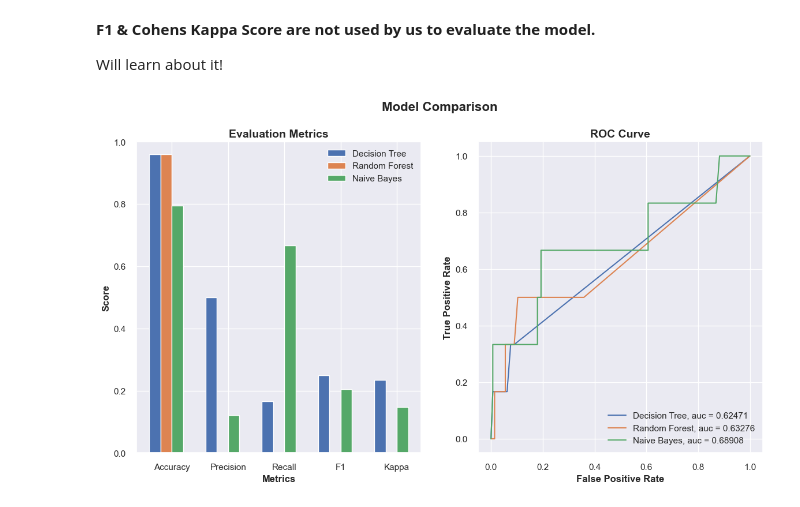
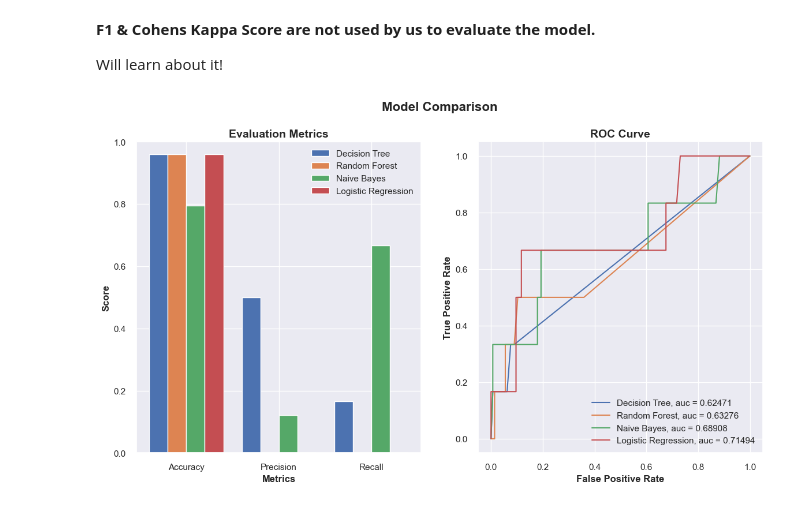
Before and after one commit to sankhadeepriju/Cervical-Cancer-Risk-Factors, a Jupyter notebook: cervical_cancer♥.ipynb, the cells around one changed output. Saved outputs shown, nothing was run; the diff lists cells and outputs as text; code cells hidden in the pictures.

```diff
--- a/cervical_cancer♥.ipynb
+++ b/cervical_cancer♥.ipynb
@@ -1011,0 +1014,23 @@ Confusion Matrix:
+# %%
+from sklearn.linear_model import LogisticRegression
+
+#instantiate the model
+lr = LogisticRegression()
+
+#fit the model using the training data
+lr.fit(X_train,y_train)
+
+#use model to make predictions on test data
+y_pred = lr.predict(X_test)
+
+# Evaluate Model
+lr_eval = evaluate_model(lr, X_test, y_test)
+
+# Print result
+print('Accuracy:', lr_eval['acc'])
+print('Precision:', lr_eval['prec'])
+print('Recall:', lr_eval['rec'])
+print('F1 Score:', lr_eval['f1'])
+print('Cohens Kappa Score:', lr_eval['kappa'])
+print('Area Under Curve:', lr_eval['auc'])
+print('Confusion Matrix:\n', lr_eval['cm'])
@@ -1024,50 +1070,50 @@ fig.set_facecolor('white')
 # First plot
 ## set bar size
 barWidth = 0.2
-dtc_score = [dtc_eval['acc'], dtc_eval['prec'], dtc_eval['rec'], dtc_eval['f1'], dtc_eval['kappa']]
-rf_score = [rf_eval['acc'], rf_eval['prec'], rf_eval['rec'], rf_eval['f1'], rf_eval['kappa']]
-nb_score = [nb_eval['acc'], nb_eval['prec'], nb_eval['rec'], nb_eval['f1'], nb_eval['kappa']]
-#knn_score = [knn_eval['acc'], knn_eval['prec'], knn_eval['rec'], knn_eval['f1'], knn_eval['kappa']]
+dtc_score = [dtc_eval['acc'], dtc_eval['prec'], dtc_eval['rec']]
+rf_score = [rf_eval['acc'], rf_eval['prec'], rf_eval['rec']]
+nb_score = [nb_eval['acc'], nb_eval['prec'], nb_eval['rec']]
+lr_score = [lr_eval['acc'], lr_eval['prec'], lr_eval['rec']]
 
 ## Set position of bar on X axis
 r1 = np.arange(len(dtc_score))
 r2 = [x + barWidth for x in r1]
 r3 = [x + barWidth for x in r2]
-#r4 = [x + barWidth for x in r3]
+r4 = [x + barWidth for x in r3]
 
 ## Make the plot
 ax1.bar(r1, dtc_score, width=barWidth, edgecolor='white', label='Decision Tree')
 ax1.bar(r2, rf_score, width=barWidth, edgecolor='white', label='Random Forest')
 ax1.bar(r3, nb_score, width=barWidth, edgecolor='white', label='Naive Bayes')
-#ax1.bar(r4, knn_score, width=barWidth, edgecolor='white', label='K-Nearest Neighbors')
+ax1.bar(r4, lr_score, width=barWidth, edgecolor='white', label='Logistic Regression')
 
 ## Configure x and y axis
 ax1.set_xlabel('Metrics', fontweight='bold')
-labels = ['Accuracy', 'Precision', 'Recall', 'F1', 'Kappa']
+labels = ['Accuracy', 'Precision', 'Recall']
 ax1.set_xticks([r + (barWidth * 1.5) for r in range(len(dtc_score))], )
 ax1.set_xticklabels(labels)
 ax1.set_ylabel('Score', fontweight='bold')
 ax1.set_ylim(0, 1)
 
 ## Create legend & title
 ax1.set_title('Evaluation Metrics', fontsize=14, fontweight='bold')
 ax1.legend()
 
 # Second plot
 ## Comparing ROC Curve
 ax2.plot(dtc_eval['fpr'], dtc_eval['tpr'], label='Decision Tree, auc = {:0.5f}'.format(dtc_eval['auc']))
 ax2.plot(rf_eval['fpr'], rf_eval['tpr'], label='Random Forest, auc = {:0.5f}'.format(rf_eval['auc']))
 ax2.plot(nb_eval['fpr'], nb_eval['tpr'], label='Naive Bayes, auc = {:0.5f}'.format(nb_eval['auc']))
-#ax2.plot(knn_eval['fpr'], knn_eval['tpr'], label='K-Nearest Nieghbor, auc = {:0.5f}'.format(knn_eval['auc']))
+ax2.plot(lr_eval['fpr'], lr_eval['tpr'], label='Logistic Regression, auc = {:0.5f}'.format(lr_eval['auc']))
 
 ## Configure x and y axis
 ax2.set_xlabel('False Positive Rate', fontweight='bold')
 ax2.set_ylabel('True Positive Rate', fontweight='bold')
 
 ## Create legend & title
 ax2.set_title('ROC Curve', fontsize=14, fontweight='bold')
 ax2.legend(loc=4)
 
 plt.show();
 # %% [output]
-[figure, old version]
+[figure, new version]
```
Also changed, not shown: parts of 4 cells of this notebook.
